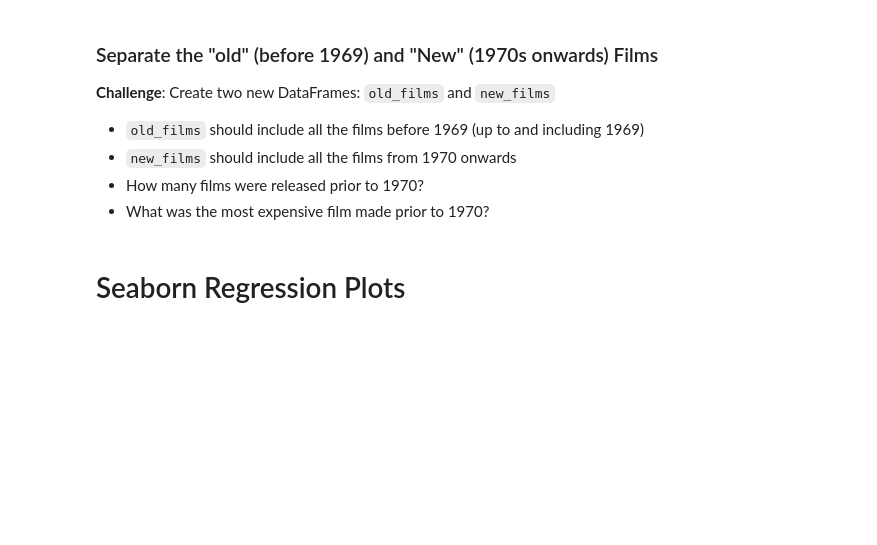
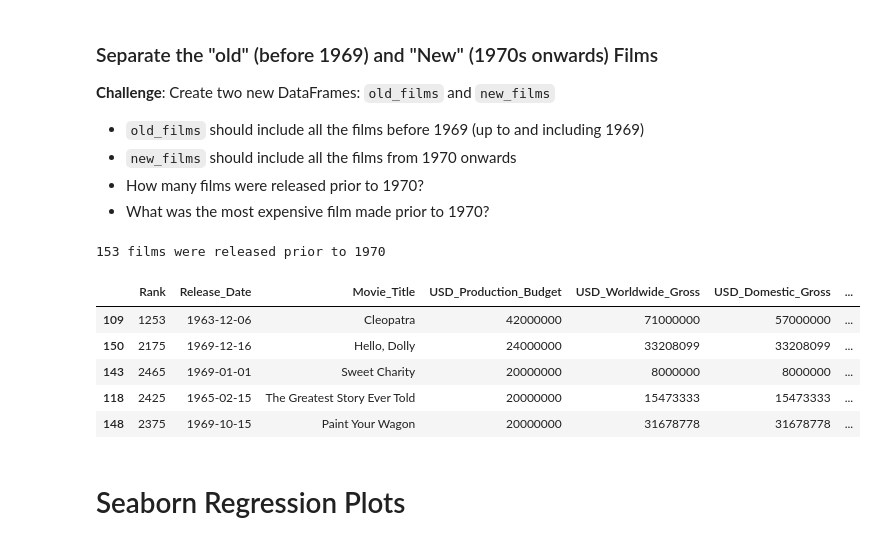
Before and after one commit to LostHeir/DataAnalys_SeabornLinReg, a Jupyter notebook: Seaborn_and_Linear_Regression.ipynb, the cells around one changed output. Drawn from its saved outputs; the diff is of its cells as text; code cells hidden in the pictures; blank space fills up the shorter version.

Commit message:
Update notebook
Add bubble charts from Seaborn, separate old films (<1970) from new ones.

```diff
--- a/Seaborn_and_Linear_Regression.ipynb
+++ b/Seaborn_and_Linear_Regression.ipynb
@@ -329,6 +374,19 @@ Here's how:
 * `new_films` should include all the films from 1970 onwards
 * How many films were released prior to 1970?
 * What was the most expensive film made prior to 1970?
+# %%
+old_films = data_clean.loc[data_clean.Decade < 1970]
+new_films = data_clean.loc[data_clean.Decade >= 1970]
+print(f'{old_films.shape[0]} films were released prior to 1970')
+old_films.sort_values('USD_Production_Budget', ascending=False).head()
+# %% [output]
+153 films were released prior to 1970
+|  | Rank | Release_Date | Movie_Title | USD_Production_Budget | USD_Worldwide_Gross | USD_Domestic_Gross | ... |
+| 109 | 1253 | 1963-12-06 | Cleopatra | 42000000 | 71000000 | 57000000 | ... |
+| 150 | 2175 | 1969-12-16 | Hello, Dolly | 24000000 | 33208099 | 33208099 | ... |
+| 143 | 2465 | 1969-01-01 | Sweet Charity | 20000000 | 8000000 | 8000000 | ... |
+| 118 | 2425 | 1965-02-15 | The Greatest Story Ever Told | 20000000 | 15473333 | 15473333 | ... |
+| 148 | 2375 | 1969-10-15 | Paint Your Wagon | 20000000 | 31678778 | 31678778 | ... |
 # %% [markdown]
 # Seaborn Regression Plots
 # %% [markdown]
```
Also changed, not shown: parts of 5 cells of this notebook.
